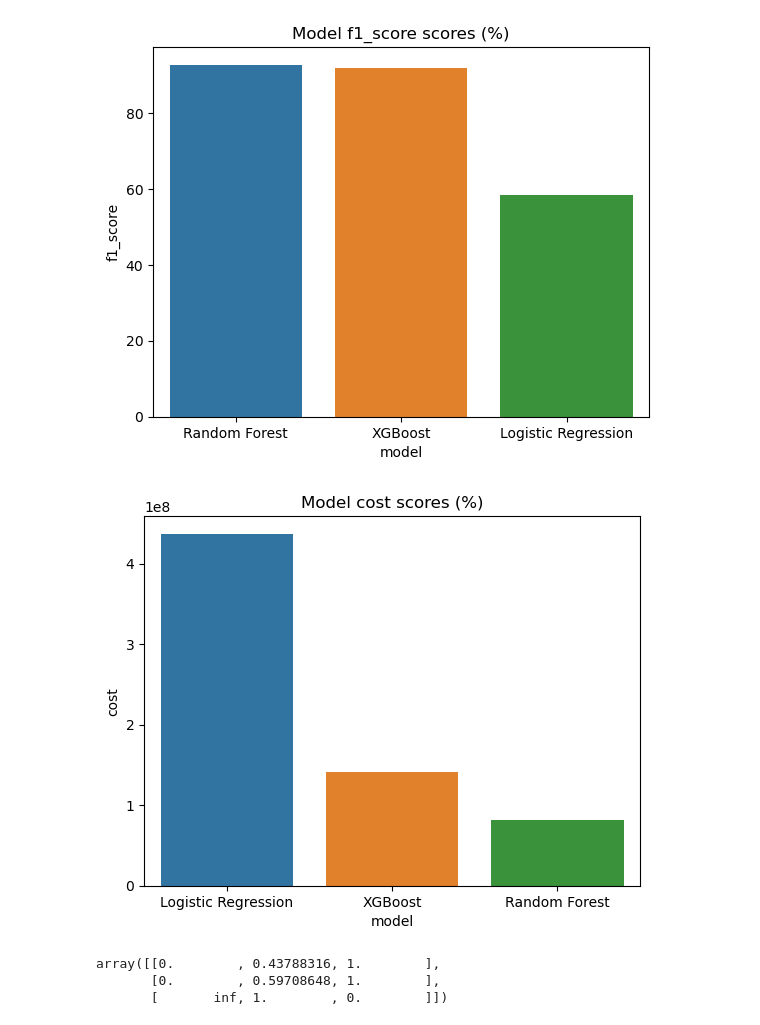
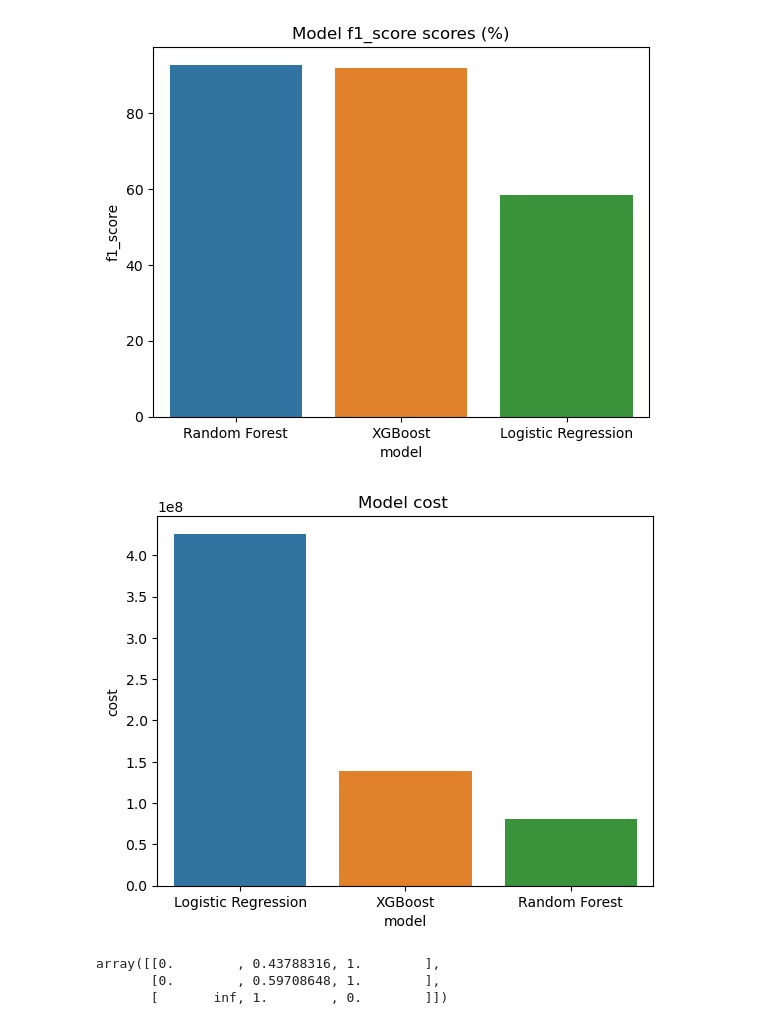
Before and after one commit to Chimmz/car-insurance-claim-prediction, a Jupyter notebook: car_insurance_model.ipynb, the cells around one changed output. Cells and saved outputs as stored; diff of their text form; code cells hidden in the pictures.

```diff
--- a/car_insurance_model.ipynb
+++ b/car_insurance_model.ipynb
@@ -652,9 +675,9 @@ compare_model_metric('f1_score')
 # %% [output]
 [figure]
 # %%
-compare_model_metric('cost')
+compare_model_metric('cost', False)
 # %% [output]
-[figure, old version]
+[figure, new version]
 # %%
 np.array(model_evals[0]['roc'])
 # %% [output]
```
Also changed, not shown: parts of 5 cells of this notebook.
